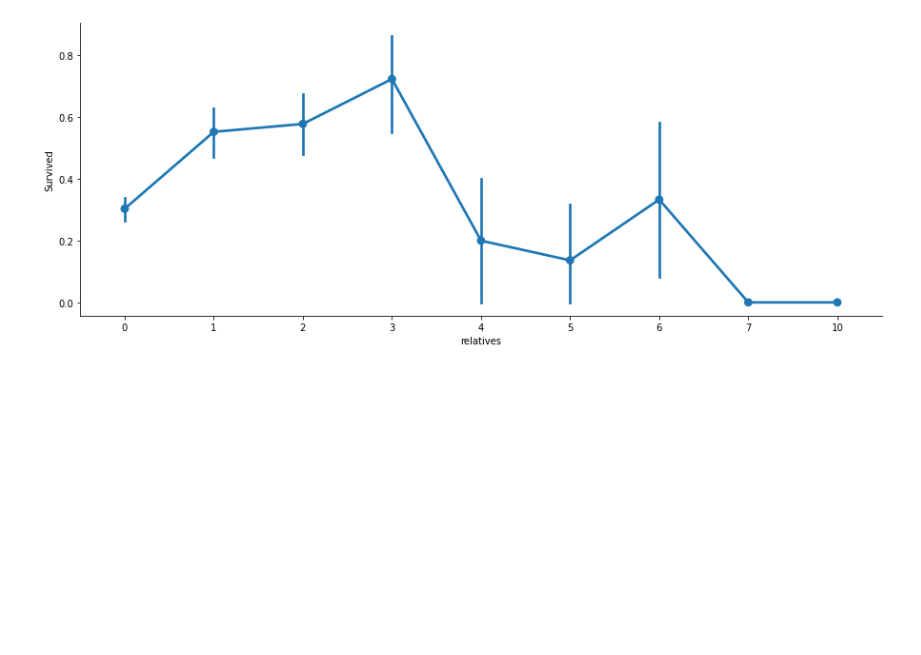
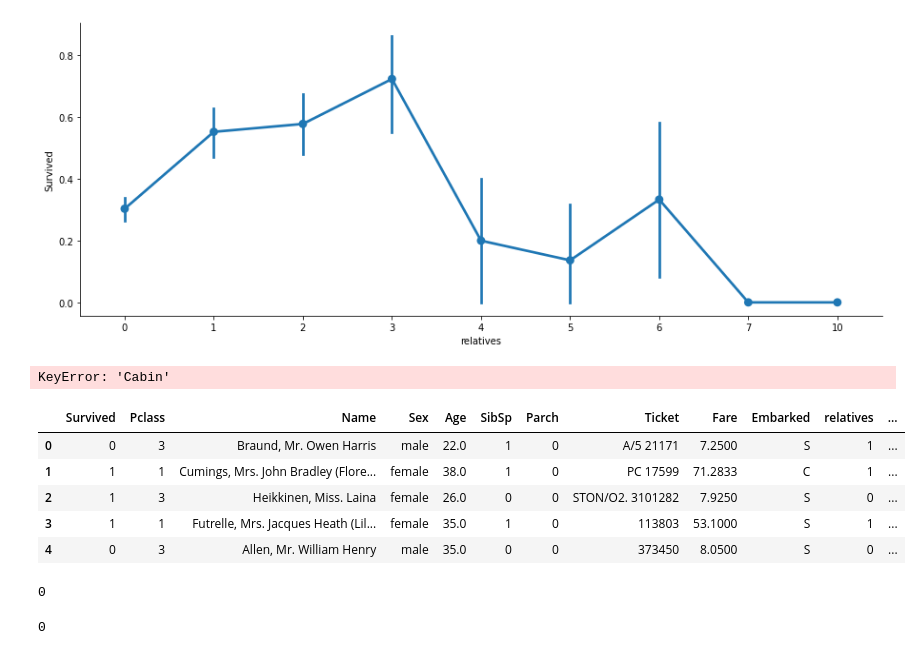
Before and after one commit to limbo1996/learn_python, a Jupyter notebook: Untitled Folder/Titanic.ipynb, the cells around one changed output. Drawn from its saved outputs; the diff is of its cells as text; code cells hidden in the pictures; blank space fills up the shorter version.

```diff
--- a/Untitled Folder/Titanic.ipynb
+++ b/Untitled Folder/Titanic.ipynb
@@ -181,0 +180,25 @@ train_df = train_df.drop(['PassengerId'], axis=1)
+# %%
+# Missing Data
+deck = {"A": 1, "B": 2, "C": 3, "D": 4, "E": 5, "F": 6, "G": 7, "U": 8}
+data = [train_df, test_df]
+
+for dataset in data:
+    dataset['Cabin'] = dataset['Cabin'].fillna("U0")
+    dataset['Deck'] = dataset['Cabin'].map(lambda x : re.compile("([a-zA-Z]+)").search(x).group())
+    dataset['Deck'] = dataset['Deck'].map(deck)
+    dataset['Deck'] = dataset['Deck'].fillna(0)
+    dataset['Deck'] = dataset['Deck'].astype(int)
+
+train_df = train_df.drop(['Cabin'], axis=1)
+test_df = test_df.drop(['Cabin'], axis=1)
+# %% [output]
+KeyError: 'Cabin'
+# %%
+train_df.head()
+# %% [output]
+|  | Survived | Pclass | Name | Sex | Age | SibSp | Parch | Ticket | Fare | Embarked | relatives | ... |
+| 0 | 0 | 3 | Braund, Mr. Owen Harris | male | 22.0 | 1 | 0 | A/5 21171 | 7.2500 | S | 1 | ... |
+| 1 | 1 | 1 | Cumings, Mrs. John Bradley (Flore... | female | 38.0 | 1 | 0 | PC 17599 | 71.2833 | C | 1 | ... |
+| 2 | 1 | 3 | Heikkinen, Miss. Laina | female | 26.0 | 0 | 0 | STON/O2. 3101282 | 7.9250 | S | 0 | ... |
+| 3 | 1 | 1 | Futrelle, Mrs. Jacques Heath (Lil... | female | 35.0 | 1 | 0 | 113803 | 53.1000 | S | 1 | ... |
+| 4 | 0 | 3 | Allen, Mr. William Henry | male | 35.0 | 0 | 0 | 373450 | 8.0500 | S | 0 | ... |
@@ -181,0 +220,8 @@ train_df = train_df.drop(['PassengerId'], axis=1)
+# %%
+train_df["Age"].isnull().sum()
+# %% [output]
+0
+# %%
+test_df["Age"].isnull().sum()
+# %% [output]
+0
```
Also changed, not shown: parts of 3 cells of this notebook.
